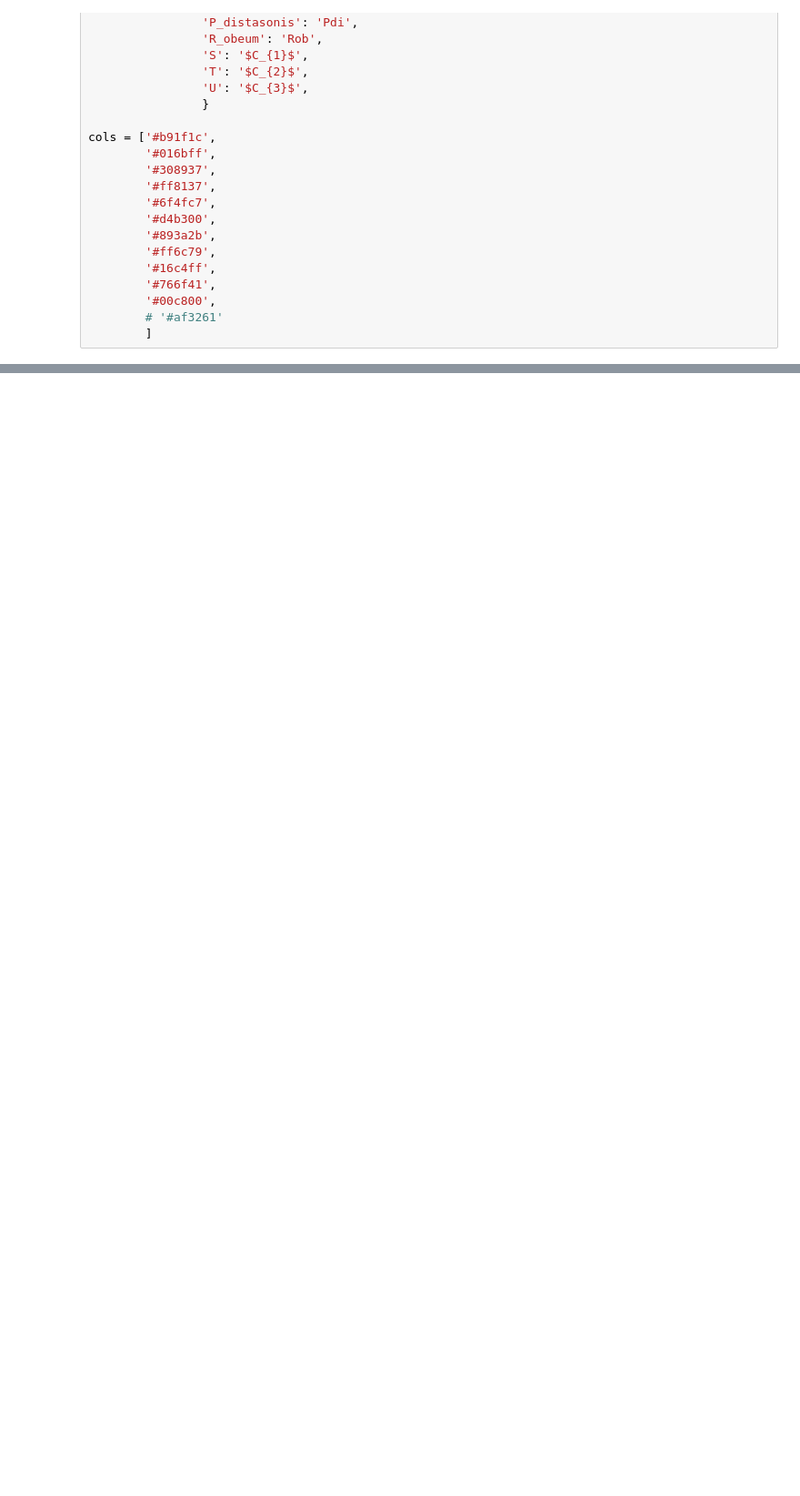
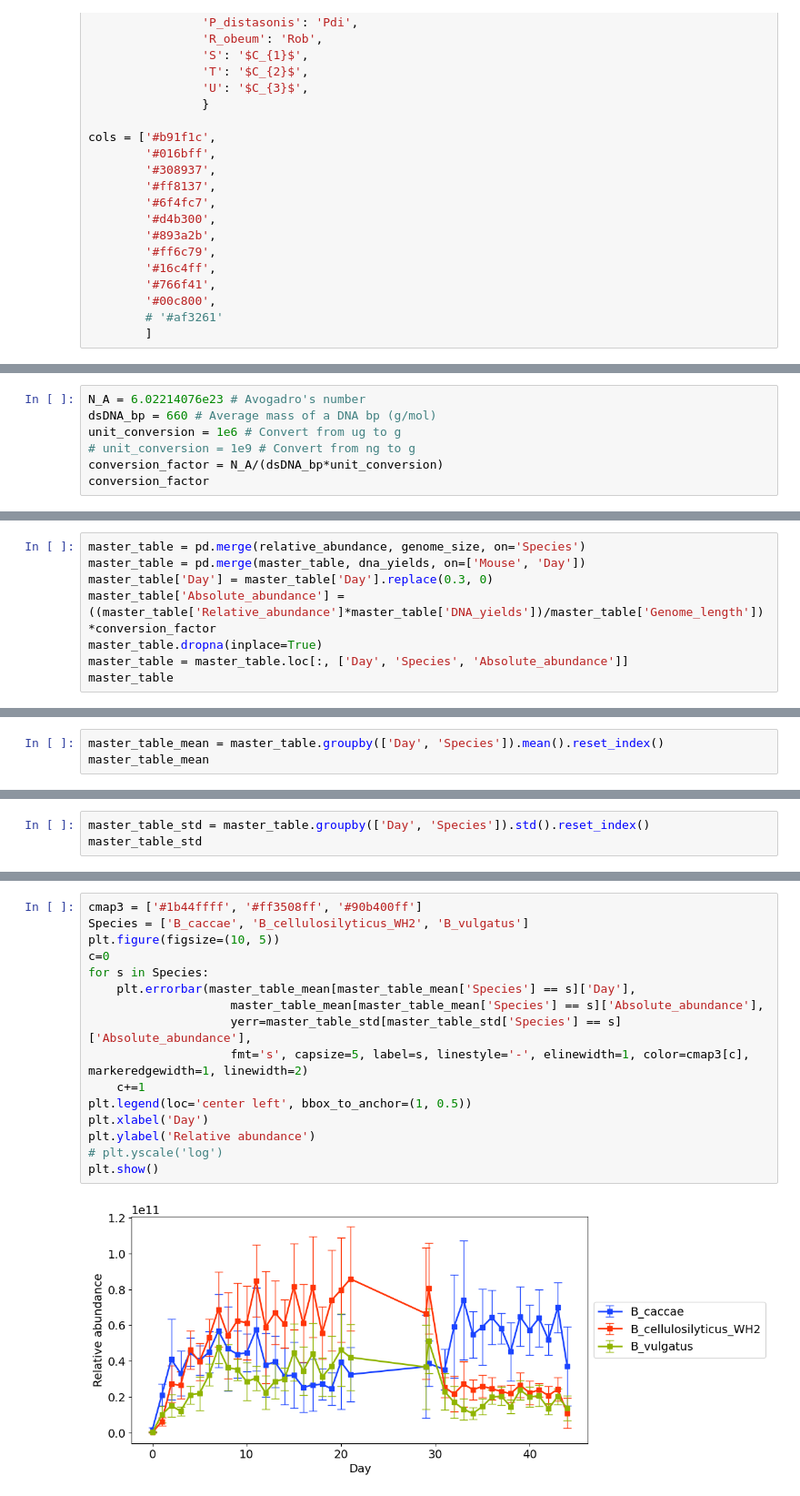
Before and after one commit to alejandrocs98/masters-thesis, a Jupyter notebook: ecological-modeling/forward_simulate_3species.ipynb, the cells around one changed output, grey strips where cells are left out. Shown at 91% size. Drawn from its saved outputs; the diff is of its cells as text; blank space fills up the shorter version.

```diff
--- a/ecological-modeling/forward_simulate_3species.ipynb
+++ b/ecological-modeling/forward_simulate_3species.ipynb
@@ -71,0 +239,7 @@ cols = ['#b91f1c',
+# %%
+N_A = 6.02214076e23 # Avogadro's number
+dsDNA_bp = 660 # Average mass of a DNA bp (g/mol)
+unit_conversion = 1e6 # Convert from ug to g
+# unit_conversion = 1e9 # Convert from ng to g
+conversion_factor = N_A/(dsDNA_bp*unit_conversion)
+conversion_factor
@@ -71,0 +248,8 @@ cols = ['#b91f1c',
+# %%
+master_table = pd.merge(relative_abundance, genome_size, on='Species')
+master_table = pd.merge(master_table, dna_yields, on=['Mouse', 'Day'])
+master_table['Day'] = master_table['Day'].replace(0.3, 0)
+master_table['Absolute_abundance'] = ((master_table['Relative_abundance']*master_table['DNA_yields'])/master_table['Genome_length'])*conversion_factor
+master_table.dropna(inplace=True)
+master_table = master_table.loc[:, ['Day', 'Species', 'Absolute_abundance']]
+master_table
@@ -71,0 +270,3 @@ cols = ['#b91f1c',
+# %%
+master_table_mean = master_table.groupby(['Day', 'Species']).mean().reset_index()
+master_table_mean
@@ -71,0 +310,3 @@ cols = ['#b91f1c',
+# %%
+master_table_std = master_table.groupby(['Day', 'Species']).std().reset_index()
+master_table_std
@@ -71,0 +327,18 @@ cols = ['#b91f1c',
+# %%
+cmap3 = ['#1b44ffff', '#ff3508ff', '#90b400ff']
+Species = ['B_caccae', 'B_cellulosilyticus_WH2', 'B_vulgatus']
+plt.figure(figsize=(10, 5))
+c=0
+for s in Species:
+    plt.errorbar(master_table_mean[master_table_mean['Species'] == s]['Day'],
+                    master_table_mean[master_table_mean['Species'] == s]['Absolute_abundance'],
+                    yerr=master_table_std[master_table_std['Species'] == s]['Absolute_abundance'],
+                    fmt='s', capsize=5, label=s, linestyle='-', elinewidth=1, color=cmap3[c], markeredgewidth=1, linewidth=2)
+    c+=1
+plt.legend(loc='center left', bbox_to_anchor=(1, 0.5))
+plt.xlabel('Day')
+plt.ylabel('Relative abundance')
+# plt.yscale('log')
+plt.show()
+# %% [output]
+[figure, added]
```
Also changed, not shown: parts of 25 cells of this notebook, 5 other files.
